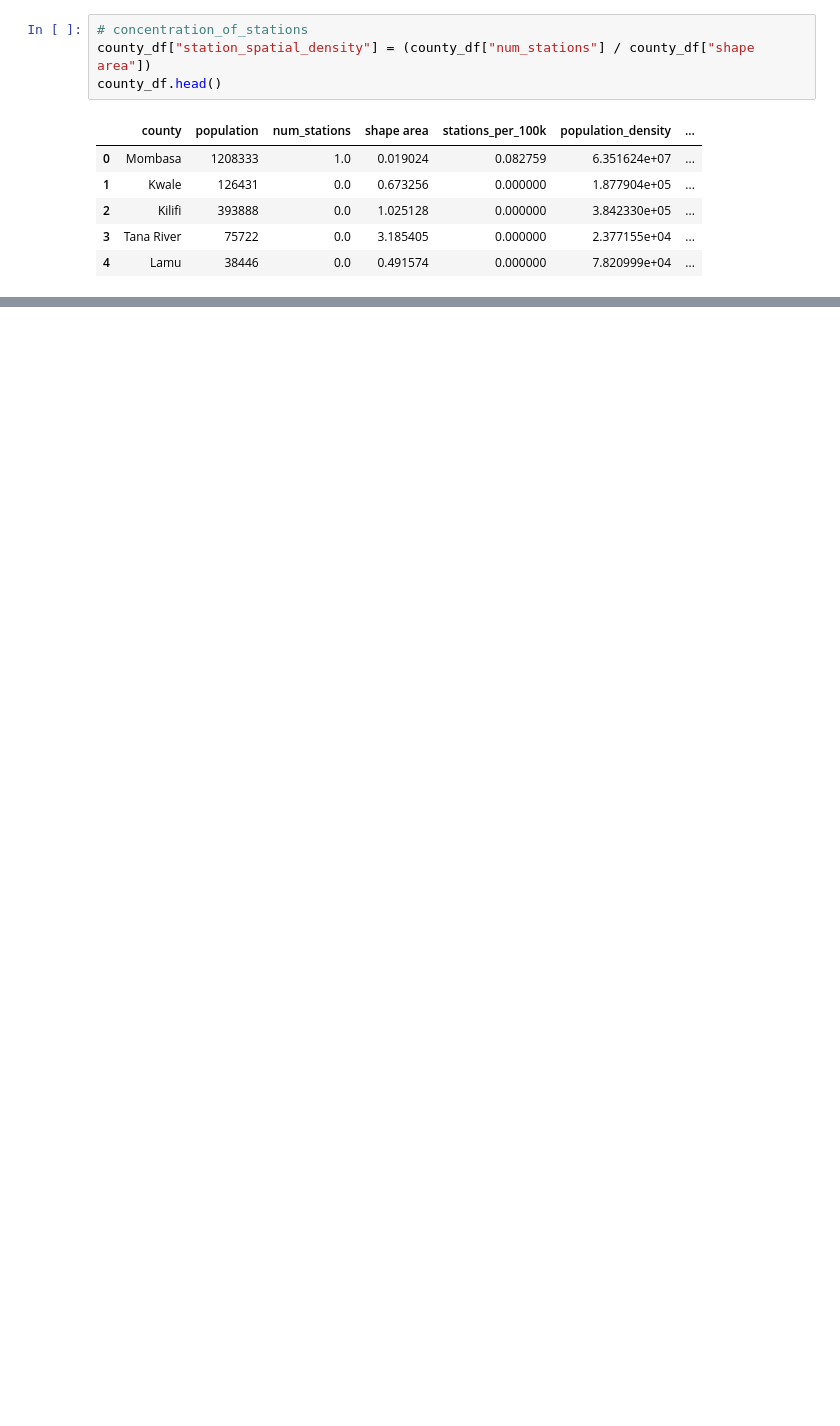
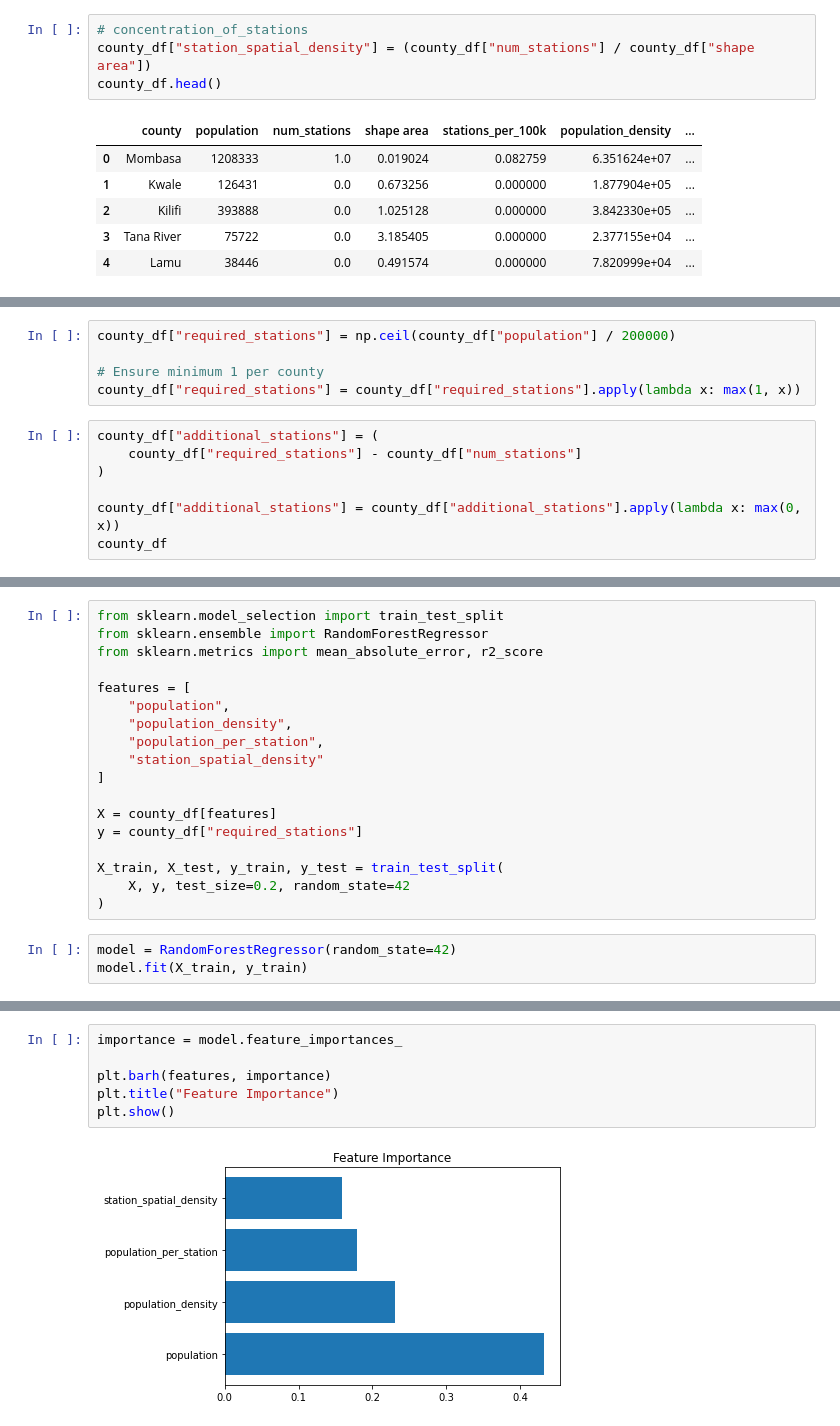
Before and after one commit to maryannngongi/EV_Charging_Stations_Optimization, a Jupyter notebook: Notebooks/christine.ipynb, the cells around one changed output, grey strips where cells are left out. Cells and saved outputs as stored; diff of their text form; blank space fills up the shorter version.

Commit message:
feature engineering and modeling

```diff
--- a/Notebooks/christine.ipynb
+++ b/Notebooks/christine.ipynb
@@ -627,0 +605,12 @@ Total EV charging stations in Kenya: 24.0
+# %%
+county_df["required_stations"] = np.ceil(county_df["population"] / 200000)
+
+# Ensure minimum 1 per county
+county_df["required_stations"] = county_df["required_stations"].apply(lambda x: max(1, x))
+# %%
+county_df["additional_stations"] = (
+    county_df["required_stations"] - county_df["num_stations"]
+)
+
+county_df["additional_stations"] = county_df["additional_stations"].apply(lambda x: max(0, x))
+county_df
@@ -627,0 +641,21 @@ Total EV charging stations in Kenya: 24.0
+# %%
+from sklearn.model_selection import train_test_split
+from sklearn.ensemble import RandomForestRegressor
+from sklearn.metrics import mean_absolute_error, r2_score
+
+features = [
+    "population",
+    "population_density",
+    "population_per_station",
+    "station_spatial_density"
+]
+
+X = county_df[features]
+y = county_df["required_stations"]
+
+X_train, X_test, y_train, y_test = train_test_split(
+    X, y, test_size=0.2, random_state=42
+)
+# %%
+model = RandomForestRegressor(random_state=42)
+model.fit(X_train, y_train)
@@ -627,0 +675,8 @@ Total EV charging stations in Kenya: 24.0
+# %%
+importance = model.feature_importances_
+
+plt.barh(features, importance)
+plt.title("Feature Importance")
+plt.show()
+# %% [output]
+[figure, added]
```
Also changed, not shown: parts of 26 cells of this notebook.
